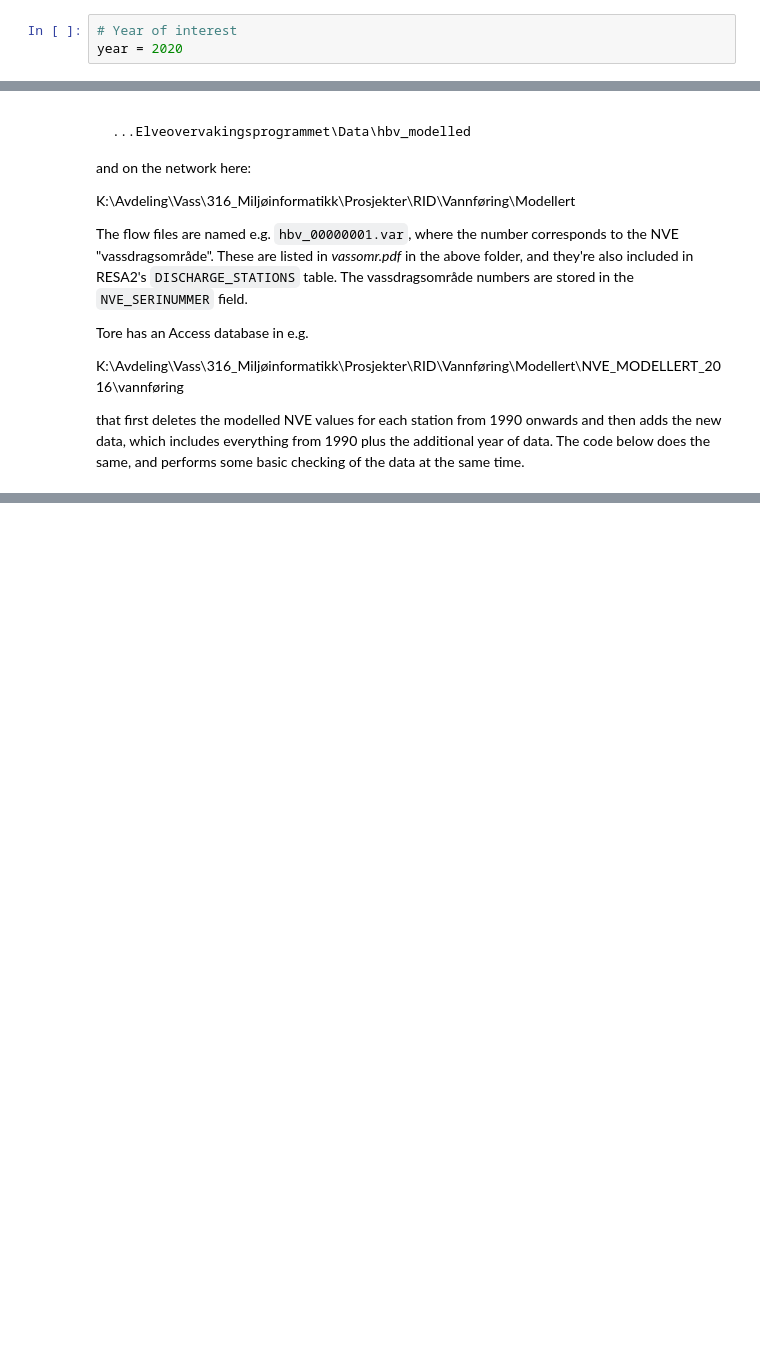
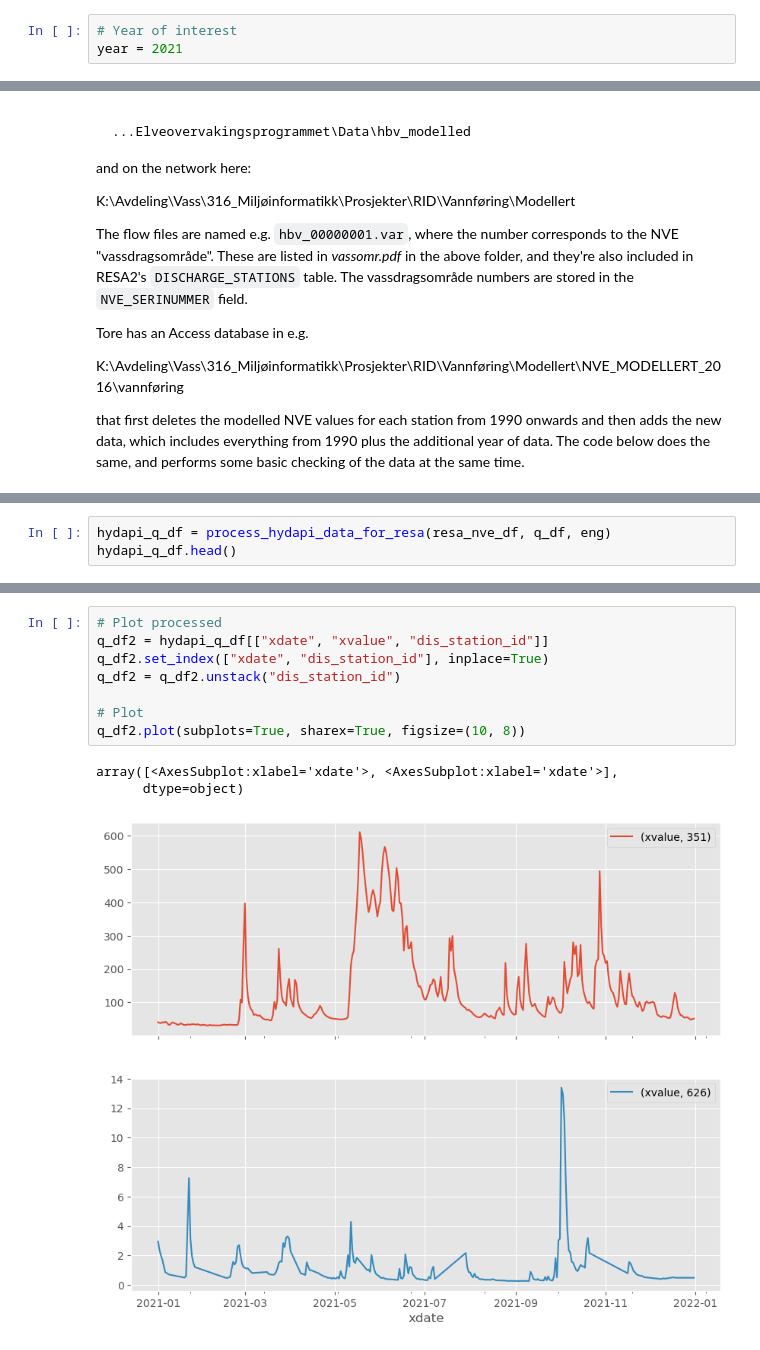
Before and after one commit to JamesSample/rid, a Jupyter notebook: notebooks/update_flow_nve_hydapi.ipynb, the cells around one changed output, grey strips where cells are left out. Cells and saved outputs as stored; diff of their text form; blank space fills up the shorter version.

Commit message:
Processing for 2021/22

```diff
--- a/notebooks/update_flow_nve_hydapi.ipynb
+++ b/notebooks/update_flow_nve_hydapi.ipynb
@@ -26,7 +30,7 @@ eng = nivapy.da.connect()
 Each year, updated flow datasets (both modelled and observed) are obtained from NVE and added to RESA2.
 # %%
 # Year of interest
-year = 2020
+year = 2021
 # %% [markdown]
 ## 1. Observed discharge
 
@@ -330,0 +472,3 @@ for file_path in file_list:
+# %%
+hydapi_q_df = process_hydapi_data_for_resa(resa_nve_df, q_df, eng)
+hydapi_q_df.head()
@@ -330,0 +491,12 @@ for file_path in file_list:
+# %%
+# Plot processed
+q_df2 = hydapi_q_df[["xdate", "xvalue", "dis_station_id"]]
+q_df2.set_index(["xdate", "dis_station_id"], inplace=True)
+q_df2 = q_df2.unstack("dis_station_id")
+
+# Plot
+q_df2.plot(subplots=True, sharex=True, figsize=(10, 8))
+# %% [output]
+array([<AxesSubplot:xlabel='xdate'>, <AxesSubplot:xlabel='xdate'>],
+      dtype=object)
+[figure, added]
```
Also changed, not shown: parts of 19 cells of this notebook, 10 other files.
